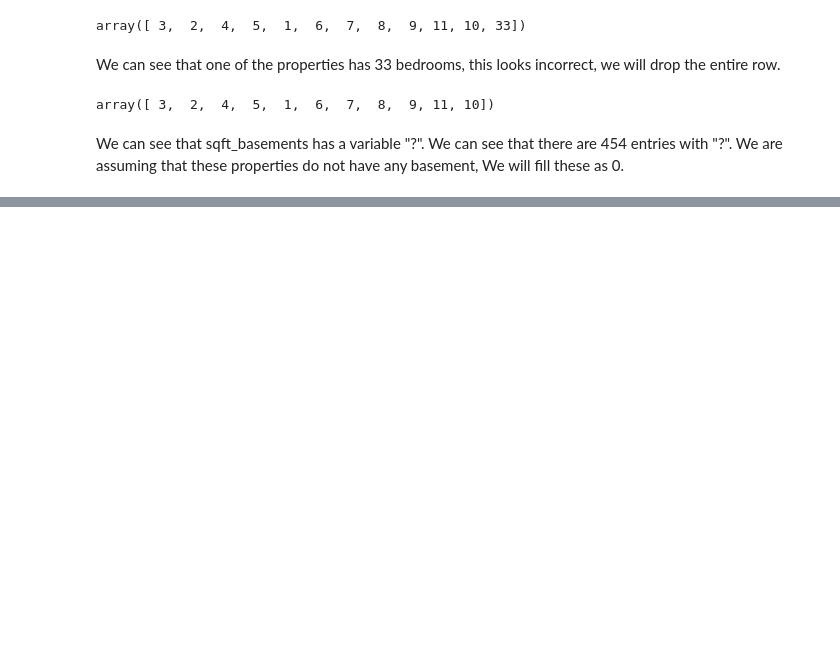
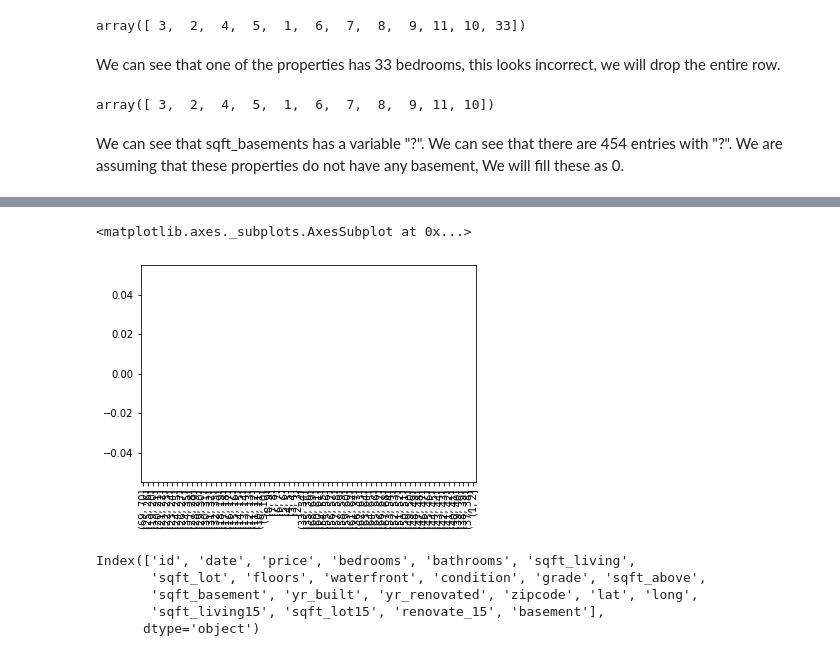
Before and after one commit to navahmed/Linear-Regression-Project---Washington-House-Prices, a Jupyter notebook: Untitled.ipynb, the cells around one changed output, grey strips where cells are left out. Cells and saved outputs as stored; diff of their text form; code cells hidden in the pictures; blank space fills up the shorter version.

```diff
--- a/Untitled.ipynb
+++ b/Untitled.ipynb
@@ -124,0 +689,2 @@ Name: sqft_basement, Length: 303, dtype: int64
+# %%
+df_zip = df['zipcode']
@@ -124,0 +693,6 @@ Name: sqft_basement, Length: 303, dtype: int64
+# %%
+zip_bins = list(range(1,71))
+# %%
+zip_cols = pd.cut(df_zip, zip_bins)
+# %%
+zip_cols = zip_cols.cat.as_ordered()
@@ -124,0 +709,13 @@ Name: sqft_basement, Length: 303, dtype: int64
+# %%
+zip_cols.value_counts().plot(kind='bar')
+# %% [output]
+<matplotlib.axes._subplots.AxesSubplot at 0x...>
+[figure, added]
+# %%
+df.columns
+# %% [output]
+Index(['id', 'date', 'price', 'bedrooms', 'bathrooms', 'sqft_living',
+       'sqft_lot', 'floors', 'waterfront', 'condition', 'grade', 'sqft_above',
+       'sqft_basement', 'yr_built', 'yr_renovated', 'zipcode', 'lat', 'long',
+       'sqft_living15', 'sqft_lot15', 'renovate_15', 'basement'],
+      dtype='object')
```
Also changed, not shown: parts of 88 cells of this notebook.
